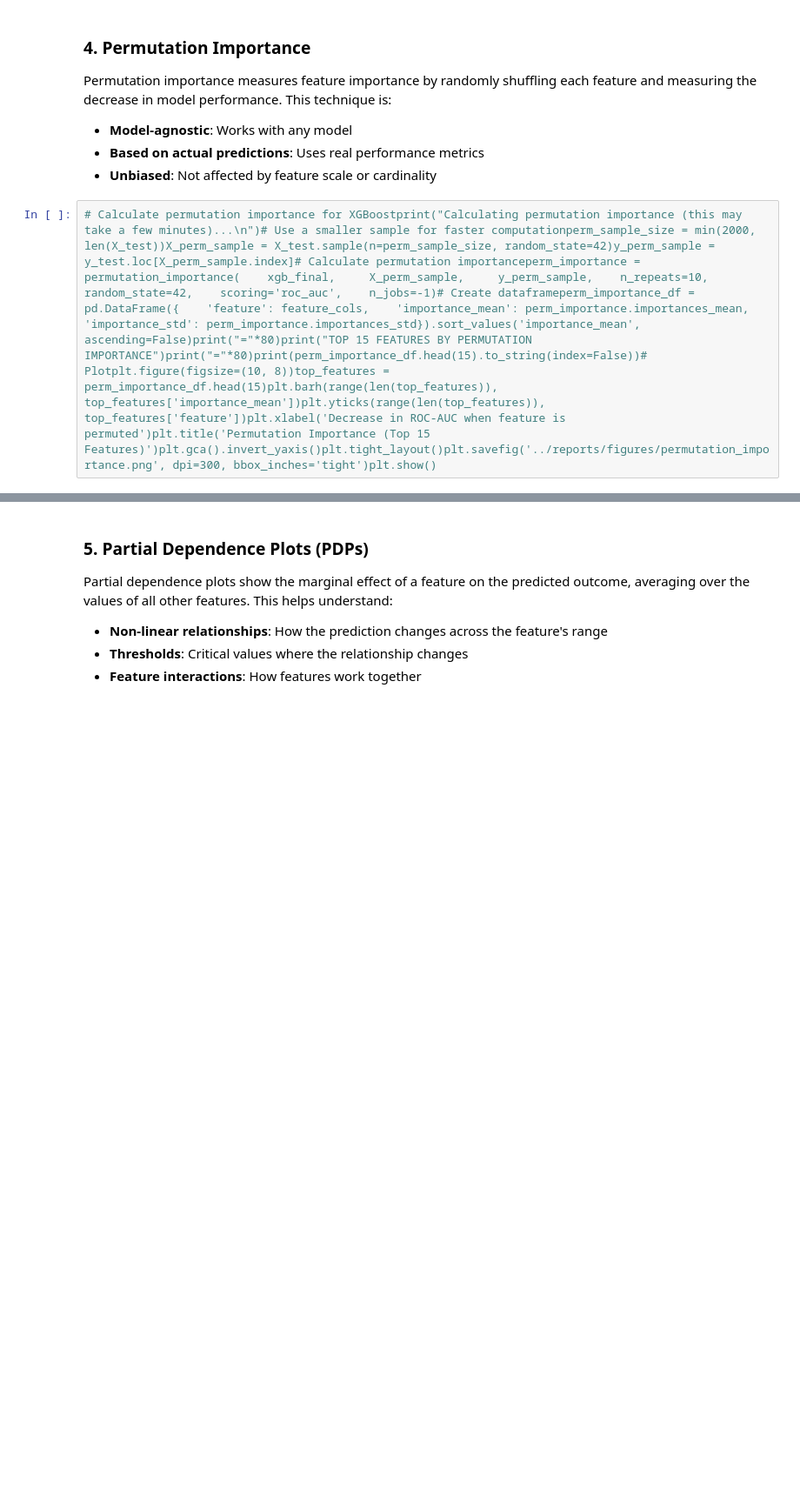
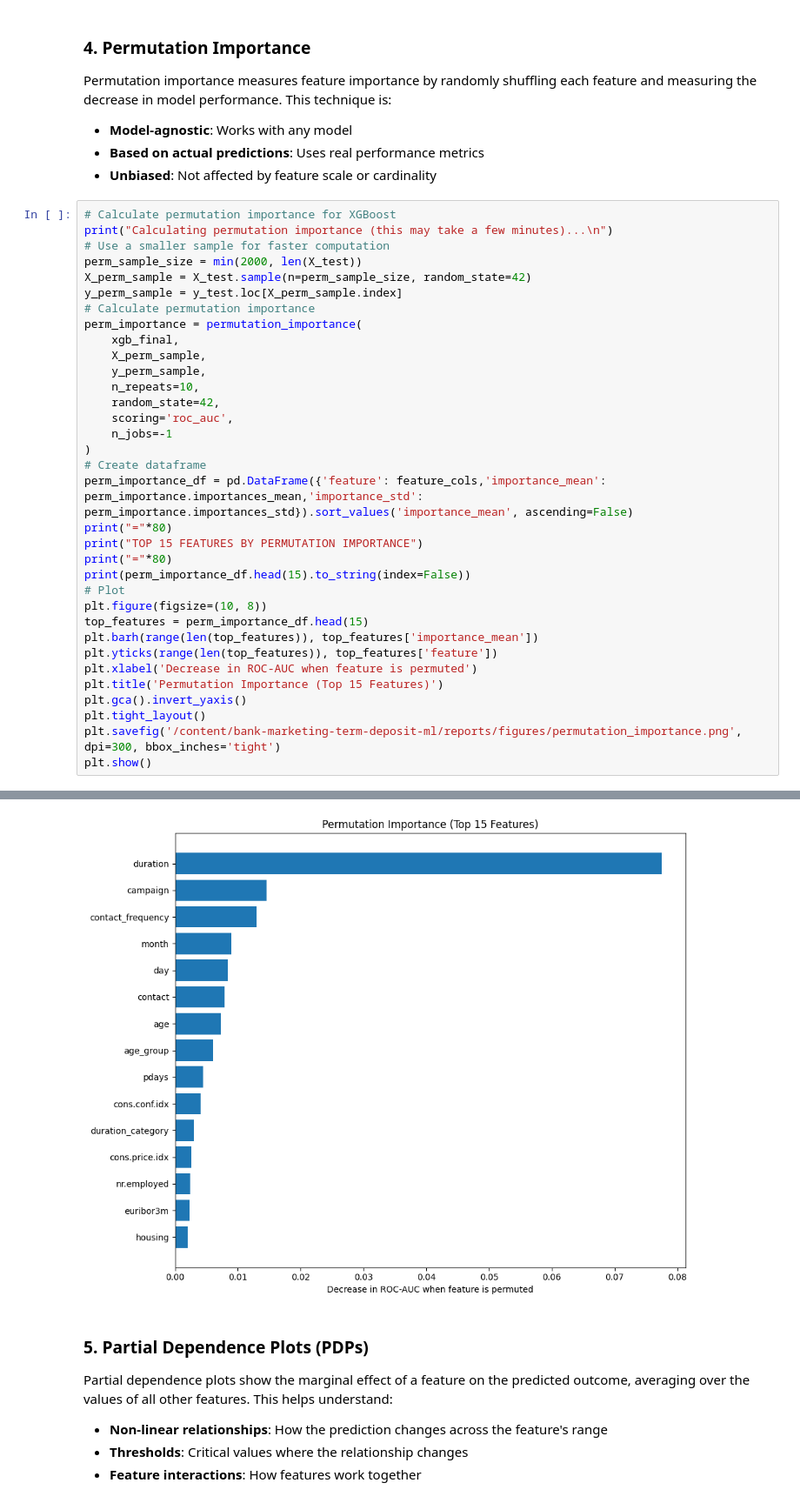
Before and after one commit to lahirumanulanka/bank-marketing-term-deposit-ml, a Jupyter notebook: notebooks/04_model_development.ipynb, the cells around one changed output, grey strips where cells are left out. Shown at 87% size. Cells and saved outputs as stored; diff of their text form; blank space fills up the shorter version.

```diff
--- a/notebooks/04_model_development.ipynb
+++ b/notebooks/04_model_development.ipynb
@@ -1304,4 +1583,37 @@ Permutation importance measures feature importance by randomly shuffling each fe
 - **Based on actual predictions**: Uses real performance metrics
 - **Unbiased**: Not affected by feature scale or cardinality
 # %%
-# Calculate permutation importance for XGBoostprint("Calculating permutation importance (this may take a few minutes)...\n")# Use a smaller sample for faster computationperm_sample_size = min(2000, len(X_test))X_perm_sample = X_test.sample(n=perm_sample_size, random_state=42)y_perm_sample = y_test.loc[X_perm_sample.index]# Calculate permutation importanceperm_importance = permutation_importance(    xgb_final,     X_perm_sample,     y_perm_sample,    n_repeats=10,    random_state=42,    scoring='roc_auc',    n_jobs=-1)# Create dataframeperm_importance_df = pd.DataFrame({    'feature': feature_cols,    'importance_mean': perm_importance.importances_mean,    'importance_std': perm_importance.importances_std}).sort_values('importance_mean', ascending=False)print("="*80)print("TOP 15 FEATURES BY PERMUTATION IMPORTANCE")print("="*80)print(perm_importance_df.head(15).to_string(index=False))# Plotplt.figure(figsize=(10, 8))top_features = perm_importance_df.head(15)plt.barh(range(len(top_features)), top_features['importance_mean'])plt.yticks(range(len(top_features)), top_features['feature'])plt.xlabel('Decrease in ROC-AUC when feature is permuted')plt.title('Permutation Importance (Top 15 Features)')plt.gca().invert_yaxis()plt.tight_layout()plt.savefig('../reports/figures/permutation_importance.png', dpi=300, bbox_inches='tight')plt.show()
+# Calculate permutation importance for XGBoost
+print("Calculating permutation importance (this may take a few minutes)...\n")
+# Use a smaller sample for faster computation
+perm_sample_size = min(2000, len(X_test))
+X_perm_sample = X_test.sample(n=perm_sample_size, random_state=42)
+y_perm_sample = y_test.loc[X_perm_sample.index]
+# Calculate permutation importance
+perm_importance = permutation_importance(
+    xgb_final,
+    X_perm_sample,
+    y_perm_sample,
+    n_repeats=10,
+    random_state=42,
+    scoring='roc_auc',
+    n_jobs=-1
+)
+# Create dataframe
+perm_importance_df = pd.DataFrame({'feature': feature_cols,'importance_mean': perm_importance.importances_mean,'importance_std': perm_importance.importances_std}).sort_values('importance_mean', ascending=False)
+print("="*80)
+print("TOP 15 FEATURES BY PERMUTATION IMPORTANCE")
+print("="*80)
+print(perm_importance_df.head(15).to_string(index=False))
+# Plot
+plt.figure(figsize=(10, 8))
+top_features = perm_importance_df.head(15)
+plt.barh(range(len(top_features)), top_features['importance_mean'])
+plt.yticks(range(len(top_features)), top_features['feature'])
+plt.xlabel('Decrease in ROC-AUC when feature is permuted')
+plt.title('Permutation Importance (Top 15 Features)')
+plt.gca().invert_yaxis()
+plt.tight_layout()
+plt.savefig('/content/bank-marketing-term-deposit-ml/reports/figures/permutation_importance.png', dpi=300, bbox_inches='tight')
+plt.show()
+# %% [output]
@@ -1308,3 +1637,4 @@ Permutation importance measures feature importance by randomly shuffling each fe
+[figure, added]
 # %% [markdown]
 ### 5. Partial Dependence Plots (PDPs)
 
```
Also changed, not shown: parts of 39 cells of this notebook.
